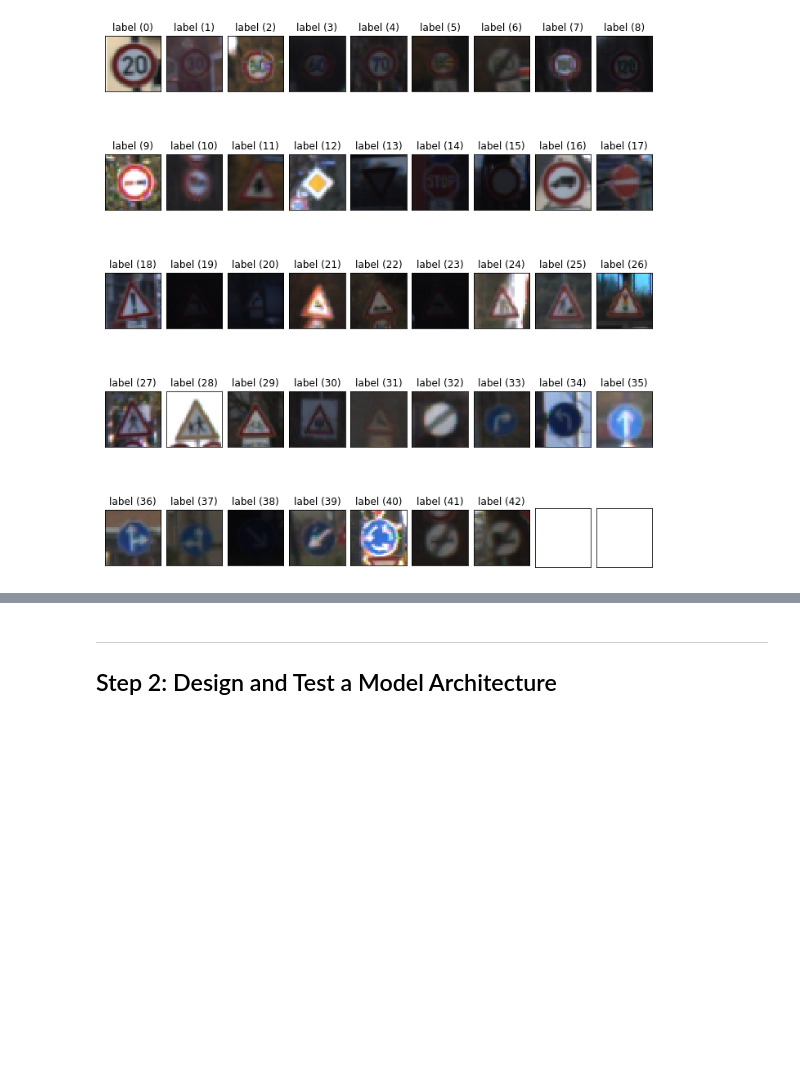
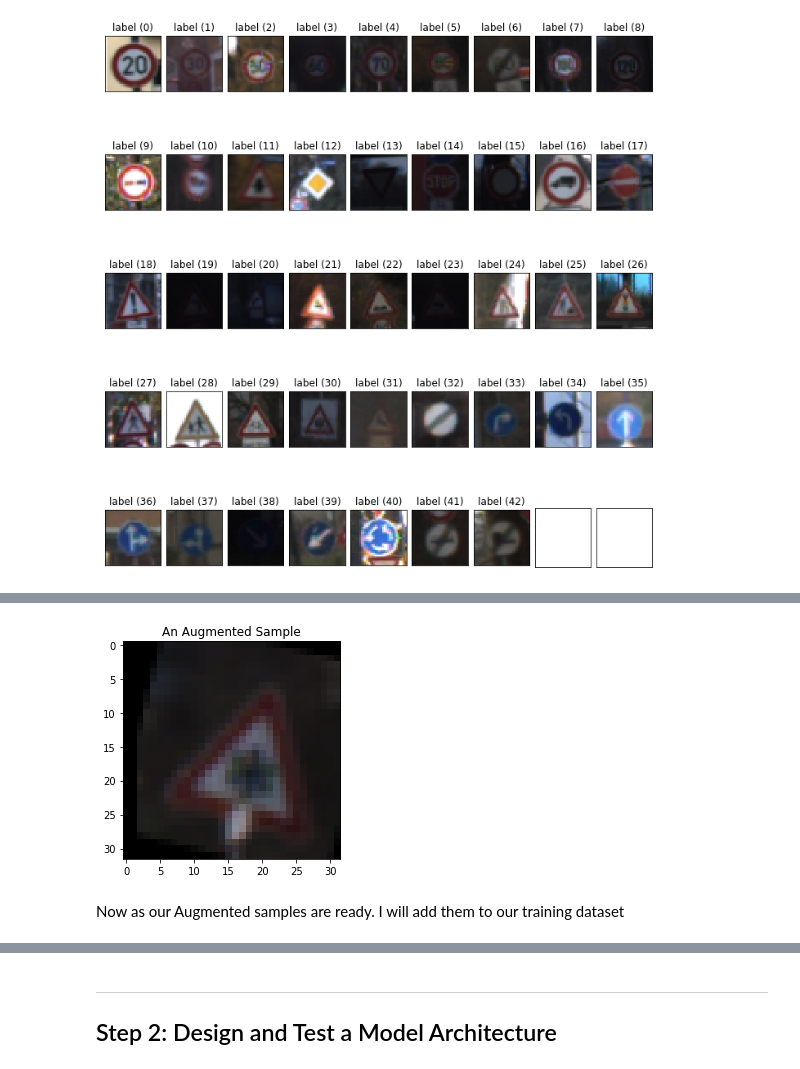
Before and after one commit to melsobky/carnd_T1_P2_tsc, a Jupyter notebook: Traffic_Sign_Classifier.ipynb, the cells around one changed output, grey strips where cells are left out. Cells and saved outputs as stored; diff of their text form; code cells hidden in the pictures; blank space fills up the shorter version.

```diff
--- a/Traffic_Sign_Classifier.ipynb
+++ b/Traffic_Sign_Classifier.ipynb
@@ -103,0 +121,49 @@ plt.show()
+# %%
+import cv2
+def augment_image(image):
+    distorted_image = image
+
+    # apply random rotation on the image
+    angle = np.random.randint(-20,20)
+    M = cv2.getRotationMatrix2D((16,16),angle,1)
+    distorted_image = cv2.warpAffine(distorted_image,M,(32,32))
+
+    # apply an image translation in Raws and Cols
+    x_shift = np.random.randint(5)
+    y_shift = np.random.randint(5)
+    M = np.float32([[1,0,x_shift],[0,1,y_shift]])
+    distorted_image = cv2.warpAffine(distorted_image,M,(32,32))
+
+    # apply random contast adjust
+    Contrast_ratio = float(np.random.randint(2,18)) / 10
+    distorted_image = distorted_image * Contrast_ratio
+    distorted_image = distorted_image.astype(np.uint8)
+
+    return distorted_image
+# %%
+if not os.path.isfile(augmented_file):
+    # get the list of labels with number of samples less than 1000
+    small_samples_indices = [i for i, samples_count in enumerate(number_of_samples) if samples_count < 1000]
+
+    # get the indices of all data samples to be augmented
+    indices_for_augmentation = [i for i, datalabel in enumerate(y_train) if datalabel in small_samples_indices]
+
+    # get the list of data samples to be augmented
+    samples_for_augmentation = X_train[indices_for_augmentation]
+
+    # get the list of labels for data samples to be augmented
+    labels_for_augmentation = y_train[indices_for_augmentation]
+
+    data_range = len(samples_for_augmentation)
+
+    augmented_samples = []
+    for i in range(data_range):
+        augmented_samples.append(augment_image(samples_for_augmentation[i]))
+
+    sample_index = np.random.randint(data_range)
+    plt.imshow(augmented_samples[sample_index])
+    plt.title("An Augmented Sample")
+# %% [output]
+[figure, added]
+# %% [markdown]
+Now as our Augmented samples are ready. I will add them to our training dataset
```
Also changed, not shown: parts of 45 cells of this notebook, 16 other files.
